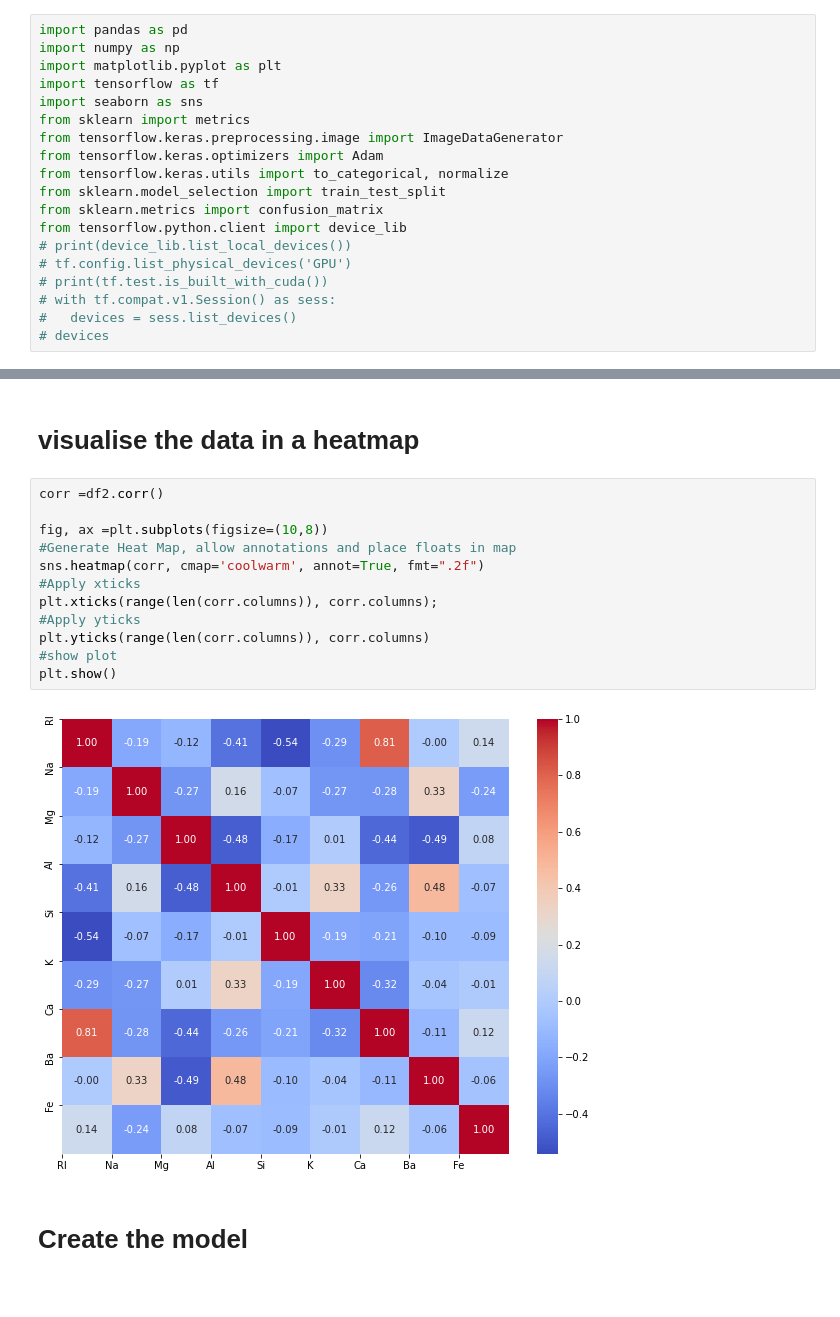
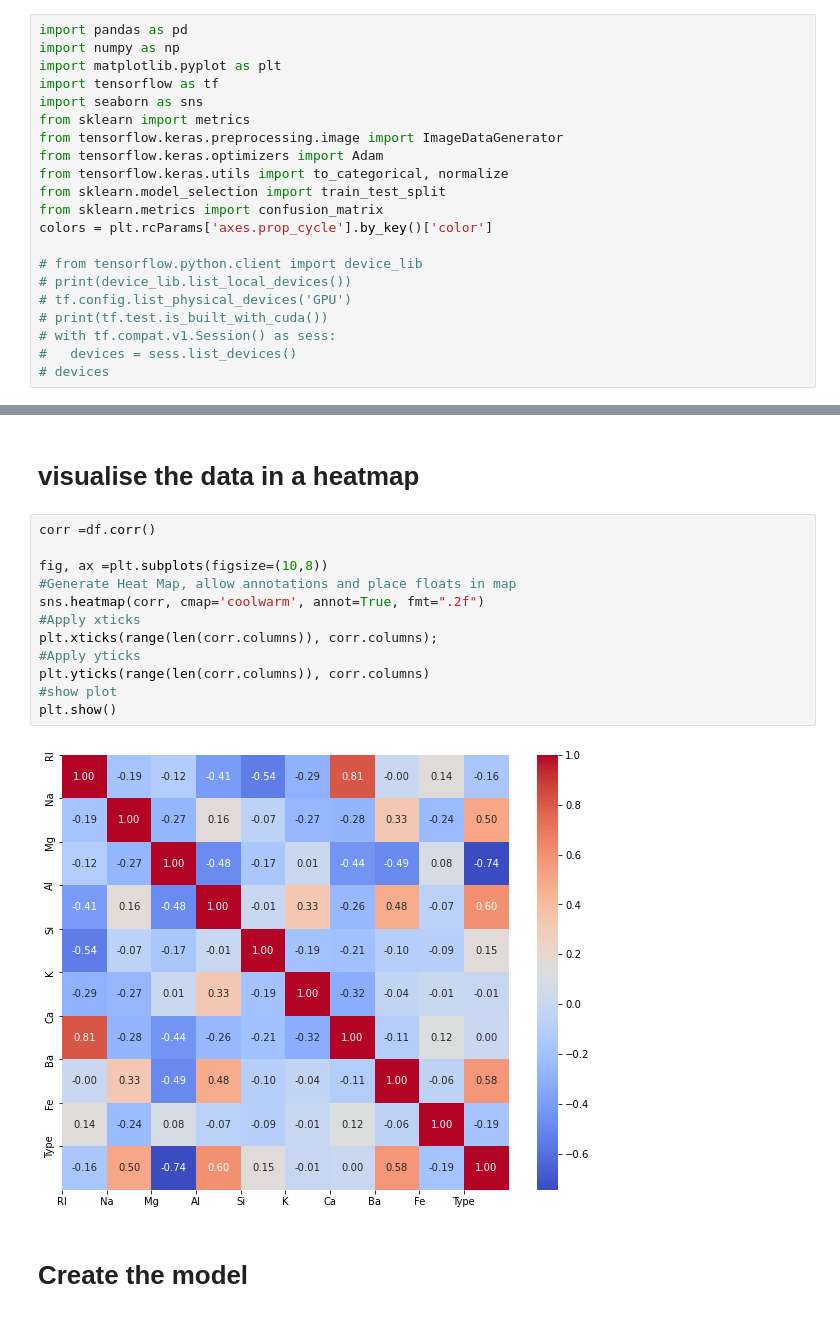
Before and after one commit to castortroy05/bdcw2, a Jupyter notebook: bdcw2.ipynb, the cells around one changed output, grey strips where cells are left out. Cells and saved outputs as stored; diff of their text form.

```diff
--- a/bdcw2.ipynb
+++ b/bdcw2.ipynb
@@ -12,7 +12,9 @@ from tensorflow.keras.optimizers import Adam
 from tensorflow.keras.utils import to_categorical, normalize
 from sklearn.model_selection import train_test_split
 from sklearn.metrics import confusion_matrix
-from tensorflow.python.client import device_lib
+colors = plt.rcParams['axes.prop_cycle'].by_key()['color']
+
+# from tensorflow.python.client import device_lib
 # print(device_lib.list_local_devices())
 # tf.config.list_physical_devices('GPU')
 # print(tf.test.is_built_with_cuda())
@@ -164,19 +174,19 @@ x_val, x_test, y_val, y_test = train_test_split(x_val, y_val, test_size=0.5)
 # %% [markdown]
 # visualise the data in a heatmap
 # %%
-corr =df2.corr()
+corr =df.corr()
 
 fig, ax =plt.subplots(figsize=(10,8))
 #Generate Heat Map, allow annotations and place floats in map
 sns.heatmap(corr, cmap='coolwarm', annot=True, fmt=".2f")
 #Apply xticks
 plt.xticks(range(len(corr.columns)), corr.columns);
 #Apply yticks
 plt.yticks(range(len(corr.columns)), corr.columns)
 #show plot
 plt.show()
 # %% [output]
-[figure, old version]
+[figure, new version]
 # %% [markdown]
 # Create the model
 # %%
```
Also changed, not shown: parts of 18 cells of this notebook.
